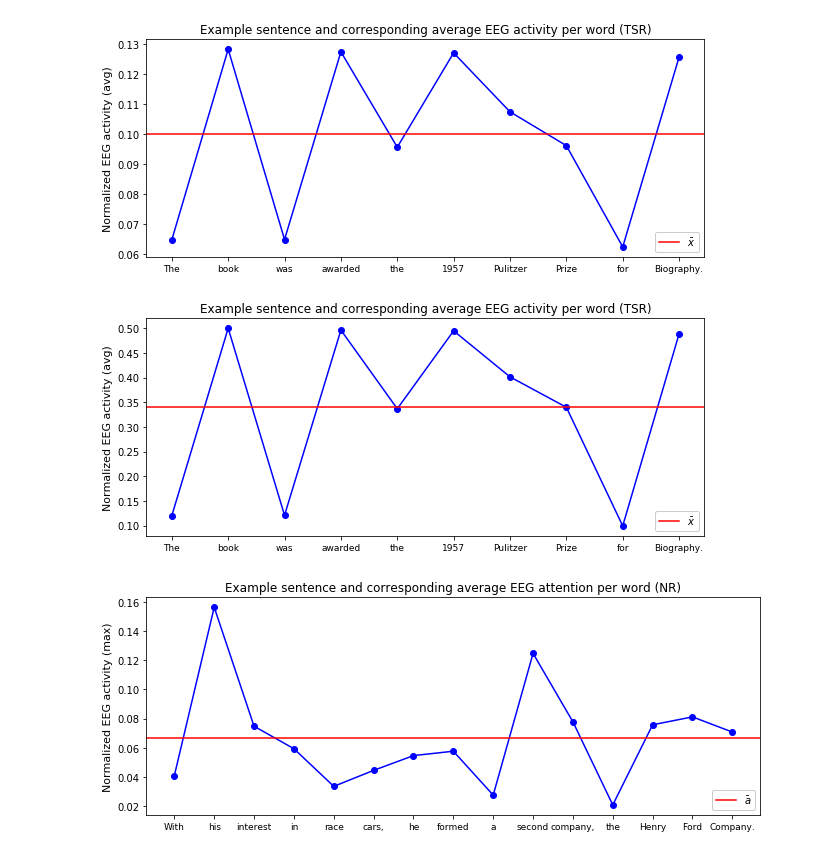
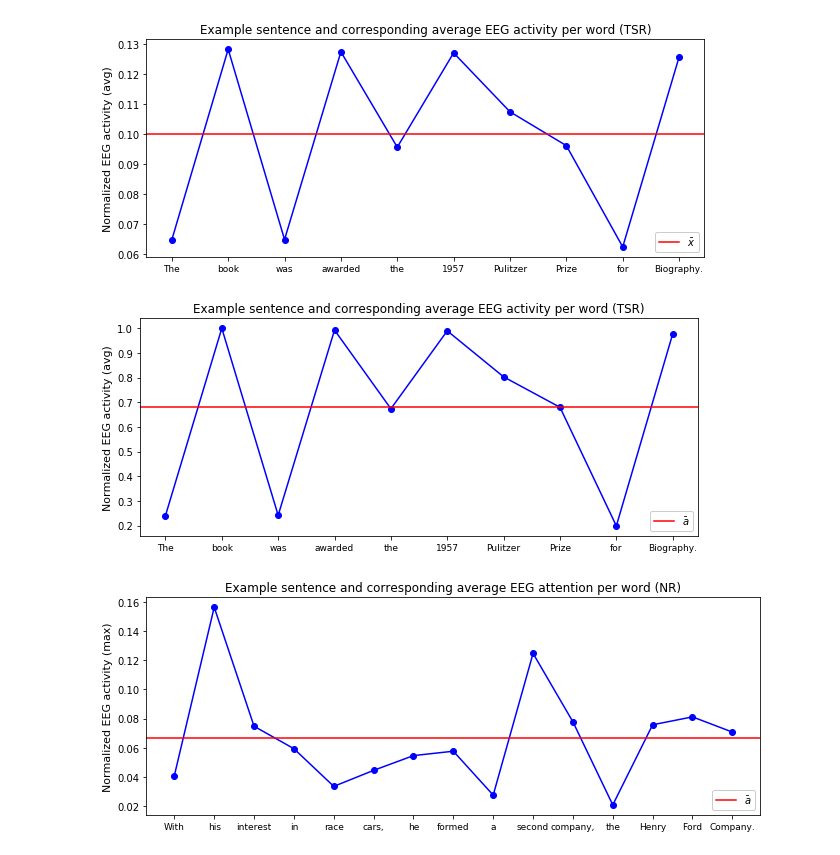
Before and after one commit to PosoSAgapo/NER-with-EEG-and-ET, a Jupyter notebook: compute_attention_weights.ipynb, the cells around one changed output. Drawn from its saved outputs; the diff is of its cells as text; code cells hidden in the pictures.

```diff
--- a/compute_attention_weights.ipynb
+++ b/compute_attention_weights.ipynb
@@ -25,7 +25,7 @@ data_tsr = io.loadmat(files_tsr[0], squeeze_me=True, struct_as_record=False)['se
 sentences_nr = [sent.content.split() for i, sent in enumerate(data_nr) if i not in get_held_out_sents('task2')]
 sentences_tsr = [sent.content.split() for i, sent in enumerate(data_tsr) if i not in get_held_out_sents('task3')]
 # %%
-def compute_word_weights(sent_embeddings:np.ndarray, computation:str, soft_attention=True, e=2):
+def compute_word_weights(sent_embeddings:np.ndarray, computation:str, soft_attention=False, e=2):
     func = np.mean if computation == 'avg' else np.max
     word_weights = np.array(list(map(func, sent_embeddings)))
     # add small value to every weight to avoid multiplications or divisions by zero
@@ -34,12 +34,13 @@ def compute_word_weights(sent_embeddings:np.ndarray, computation:str, soft_atten
         return np.exp(e) / np.sum(np.exp(e))
     if soft_attention:
         word_weights = softmax(word_weights)
+        assert word_weights.sum() == float(1)
     else:
         # TODO: figure out whether this approach actually works (maybe attention weights have to represent proba distribution)
         # normalize weights by maximum sentence activity to get values in range [0, 1]
         word_weights /= np.max(word_weights)
-        # divide word weights by some constant e to get smaller values and make computations more robust
-        word_weights /= e
+        # divide word weights by some constant e to get smaller values and make computations more robust (necessary?)
+        #word_weights /= e
     return word_weights
 # %%
 def get_attention_weights(embeddings:np.ndarray, sentences:list, computation:str):
@@ -105,14 +106,14 @@ plt.show()
 # %%
 plt.figure(figsize=(10,4))
 plt.plot(range(len(weights_90d_RF_TSR_Mean[74:84])), weights_90d_RF_TSR_Mean[74:84].eeg_weight.values.astype('float'), 'ob-')
-plt.axhline(y=weights_90d_RF_TSR_Mean[74:84].eeg_weight.values.astype('float').mean(), color='r', linestyle='-', label=r'$\bar x$')
+plt.axhline(y=weights_90d_RF_TSR_Mean[74:84].eeg_weight.values.astype('float').mean(), color='r', linestyle='-', label=r'$\bar a$')
 plt.xticks(range(len(weights_90d_RF_TSR_Mean[74:84][:15])), weights_90d_RF_TSR_Mean[74:84].word.values, fontsize = 9)
 plt.ylabel('Normalized EEG activity (avg)', fontsize=11)
 plt.title('Example sentence and corresponding average EEG activity per word (TSR)')
 plt.legend(fancybox=True, framealpha=1, loc='lower right', prop={'size':10})
 plt.show()
 # %% [output]
-[figure, old version]
+[figure, new version]
 # %%
 plt.figure(figsize=(11,4))
 plt.plot(range(len(weights_90d_RF_NR_Max[:15])), weights_90d_RF_NR_Max[:15].eeg_weight.values.astype('float'), 'ob-')
```
Also changed, not shown: parts of 5 cells of this notebook.
